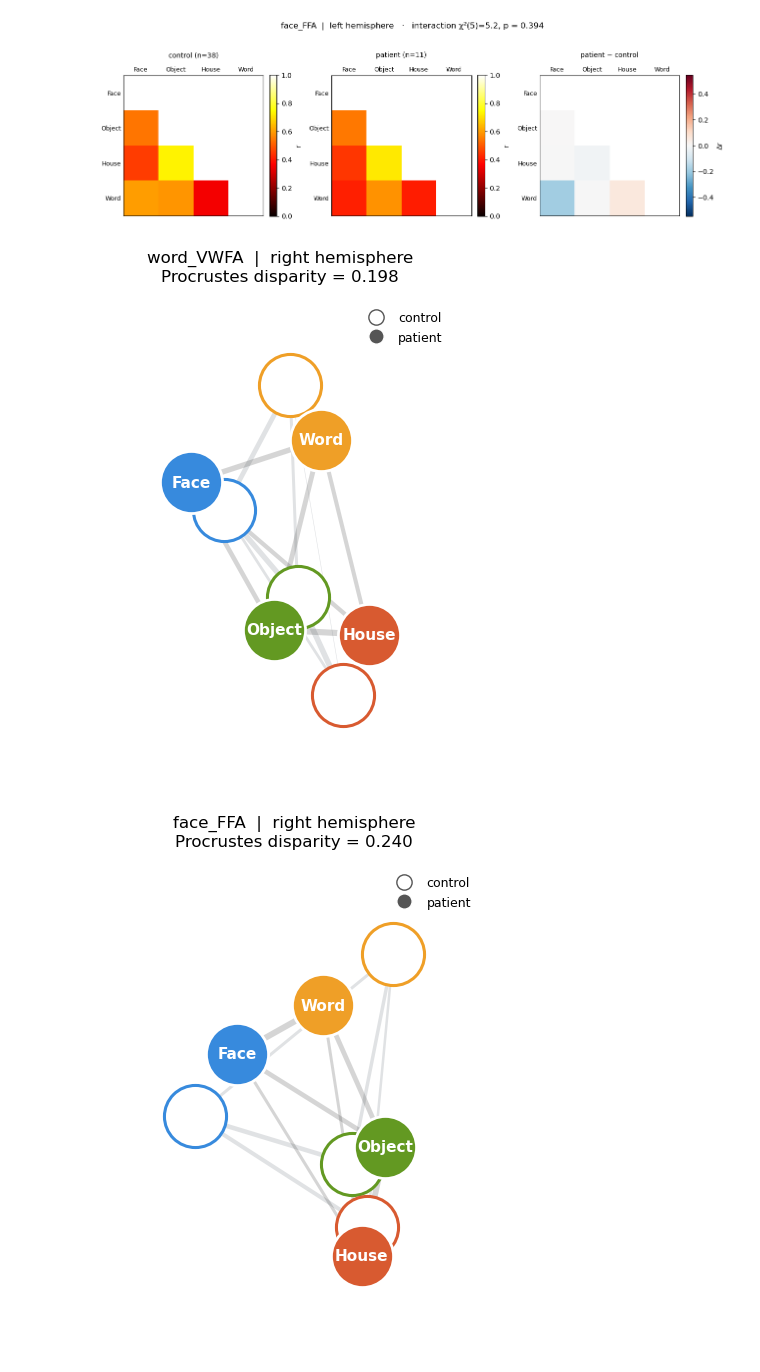
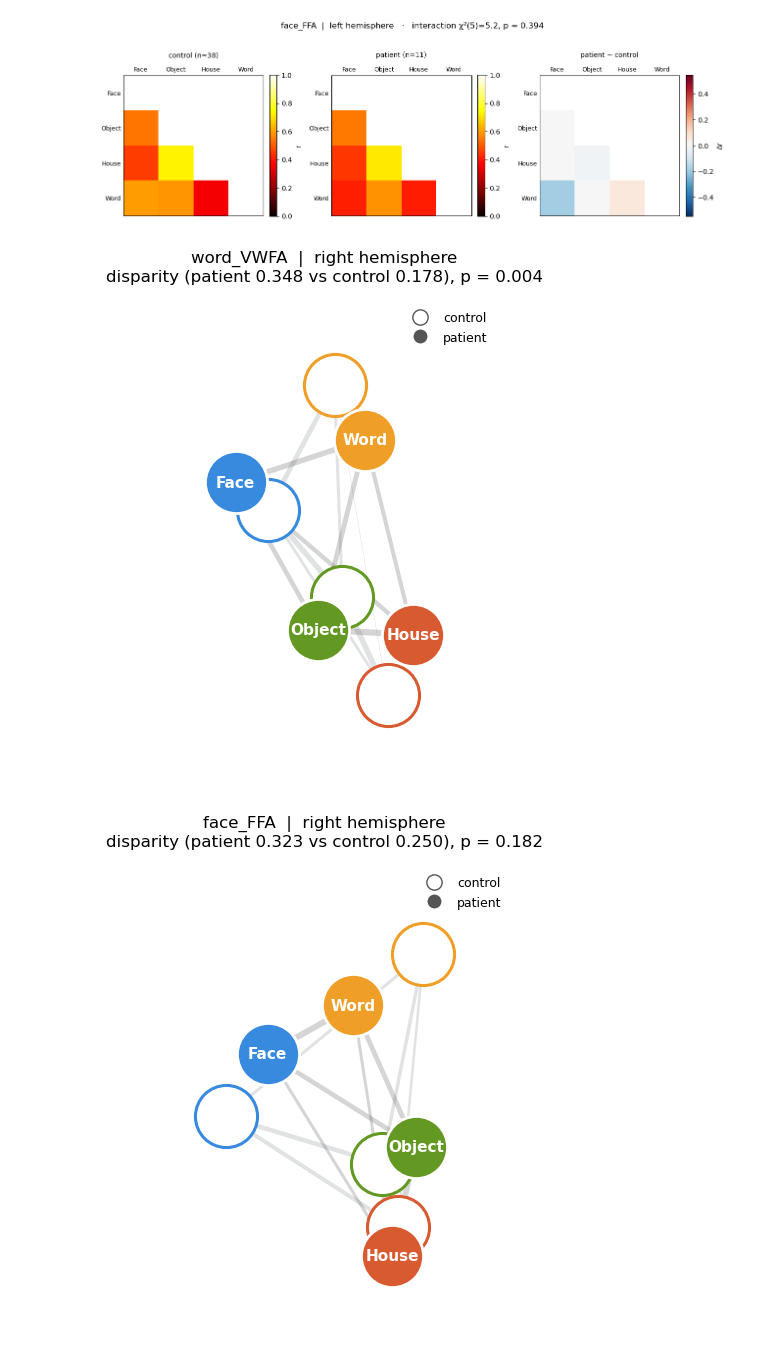
Before and after one commit to cnsimmons/sym_pt, a Jupyter notebook: D_liu/category_rsa_geometry.ipynb, the cells around one changed output. Drawn from its saved outputs; the diff is of its cells as text; code cells hidden in the pictures.

```diff
--- a/D_liu/category_rsa_geometry.ipynb
+++ b/D_liu/category_rsa_geometry.ipynb
@@ -530,15 +530,28 @@ def aligned_configs(s):
         return None
     csim = np.nanmean(np.stack(cmats), axis=0)
     psim = np.nanmean(np.stack(pmats), axis=0)
-    mtx1, mtx2, disp = procrustes(coords(csim), coords(psim))  # mtx1=ctrl, mtx2=pt(aligned)
-    return csim, psim, mtx1, mtx2, disp
+    mtx1, mtx2, _ = procrustes(coords(csim), coords(psim))
+    return csim, psim, mtx1, mtx2
 
 def plot_procrustes(roi, hemi):
     s = stratum(df, roi, hemi)
     out = aligned_configs(s)
     if out is None:
         return
-    csim, psim, c_xy, p_xy, disp = out
+    csim, psim, c_xy, p_xy = out
+
+    # per-subject disparities (matches the table / test)
+    ctrl = subj_mats(s, 'control'); pat = subj_mats(s, 'patient')
+    cmats = np.stack(list(ctrl.values()))
+    cm = coords(np.nanmean(cmats, axis=0))
+    cd, pd_ = [], []
+    for k, sid in enumerate(ctrl):
+        loo = np.nanmean(np.delete(cmats, k, axis=0), axis=0)
+        _, _, d = procrustes(coords(loo), coords(ctrl[sid])); cd.append(d)
+    for sid, M in pat.items():
+        _, _, d = procrustes(cm, coords(M)); pd_.append(d)
+    diff, pval = perm_test(np.array(pd_), np.array(cd), rng=np.random.default_rng(0))
+    mean_pt, mean_ct = np.mean(pd_), np.mean(cd)
 
     fig, ax = plt.subplots(figsize=(5.6, 5.6))
     ax.set_facecolor('white')
@@ -560,33 +573,35 @@ def plot_procrustes(roi, hemi):
     # nodes: control open, patient filled
     for k, cat in enumerate(CATS4):
         ax.scatter(*c_xy[k], s=2000, facecolor='white', edgecolor=CAT_COLORS[cat],
                    linewidth=2.2, zorder=4)
         ax.scatter(*p_xy[k], s=2000, facecolor=CAT_COLORS[cat], edgecolor='white',
                    linewidth=2.0, zorder=5)
         ax.annotate(cat.capitalize(), p_xy[k], fontsize=11, fontweight='bold',
                     color='white', ha='center', va='center', zorder=6)
 
-    ax.set_title(f'{roi}  |  {HEMIS[hemi]} hemisphere\nProcrustes disparity = {disp:.3f}',
+    p_str = "p < .001" if pval < .001 else f"p = {pval:.3f}"
+    ax.set_title(f'{roi}  |  {HEMIS[hemi]} hemisphere\n'
+                 f'disparity (patient {mean_pt:.3f} vs control {mean_ct:.3f}), {p_str}',
                  fontsize=12, pad=14)
     ax.set_aspect('equal'); ax.axis('off')
     pad = 0.35
     allxy = np.vstack([c_xy, p_xy])
     ax.set_xlim(allxy[:,0].min()-pad, allxy[:,0].max()+pad)
     ax.set_ylim(allxy[:,1].min()-pad, allxy[:,1].max()+pad)
 
     legend = [plt.Line2D([0],[0], marker='o', color='w', markerfacecolor='white',
                          markeredgecolor='#555', markersize=11, label='control'),
               plt.Line2D([0],[0], marker='o', color='w', markerfacecolor='#555',
                          markersize=11, label='patient')]
     ax.legend(handles=legend, loc='upper right', frameon=False, fontsize=9)
 
     plt.tight_layout()
     plt.savefig(FIG_DIR / f'procrustes_{roi}_{hemi}.png', dpi=300, bbox_inches='tight')
     plt.show()
 
 SELECTED = [("word_VWFA", "r"), ("face_FFA", "r"), ("face_FFA", "l")]
 for roi, hemi in SELECTED:
     plot_procrustes(roi, hemi)
 # %% [output]
-[figure, old version]
+[figure, new version]
-[figure, old version]
+[figure, new version]
```
Also changed, not shown: parts of 2 cells of this notebook.
